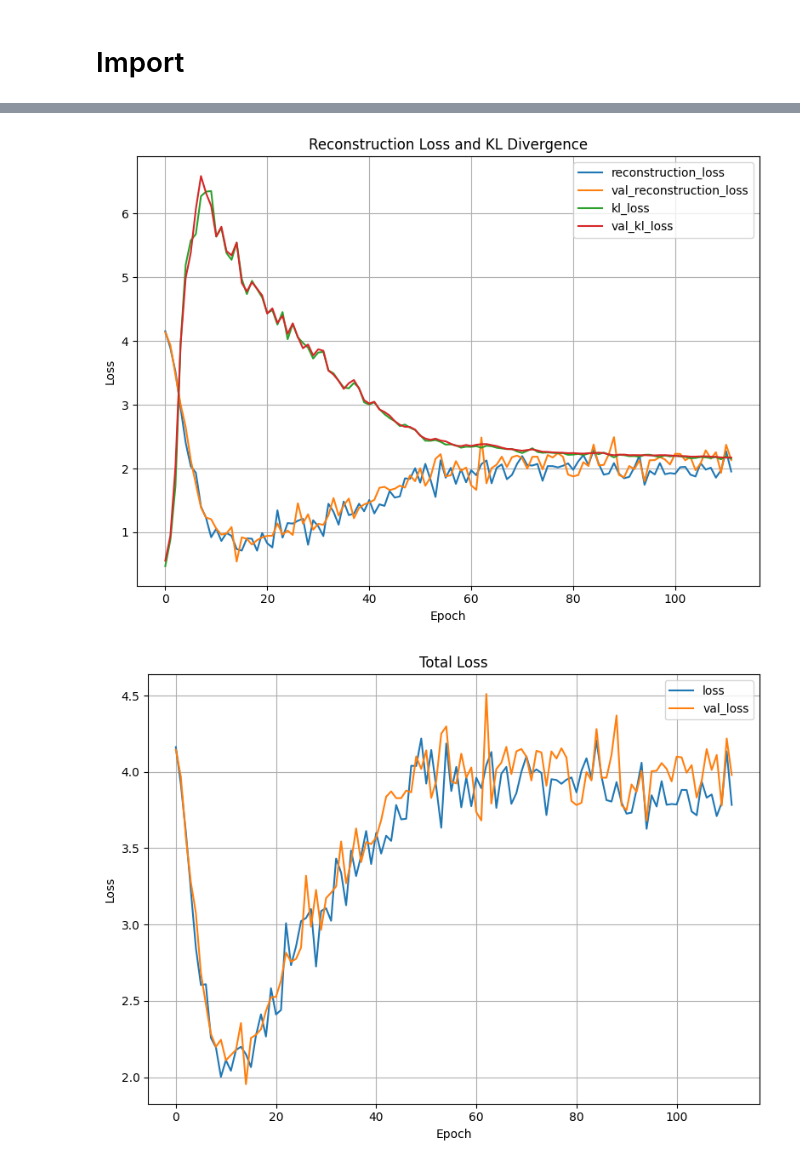
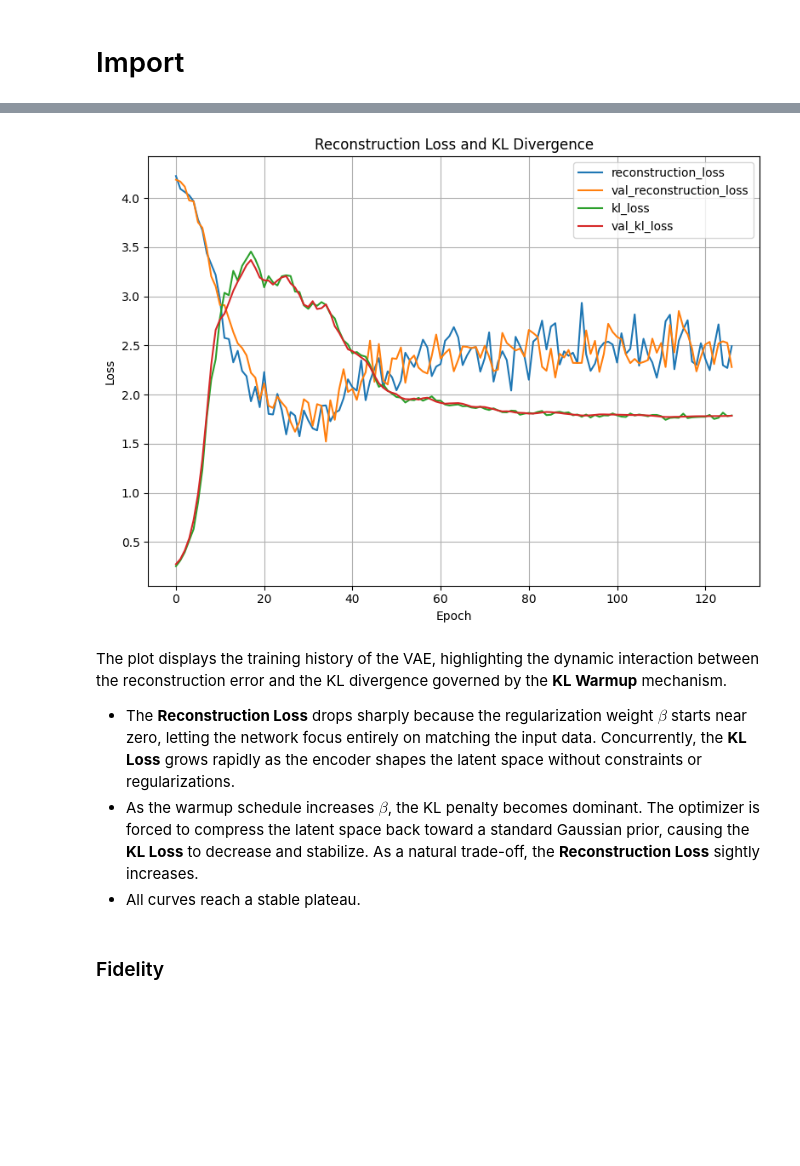
Before and after one commit to srazzetti/statistical-qst-vae, a Jupyter notebook: notebook/1_demo_GHZ3.ipynb, the cells around one changed output, grey strips where cells are left out. Cells and saved outputs as stored; diff of their text form; code cells hidden in the pictures; blank space fills up the shorter version.

```diff
--- a/notebook/1_demo_GHZ3.ipynb
+++ b/notebook/1_demo_GHZ3.ipynb
@@ -60,6 +122,6 @@ q_2: ──────────┤ X ├
 # %%
 # create data sampling the true probability distribution
-n_samples = 1000
-p_exact = povm_probability(rho_true.data, N)
-samples = sample_povm(p_exact, n_samples)
+n_samples = 500
+p_exact = povm_probability(rho_true.data, N) # extract the true probability by Born's Rule
+samples = sample_povm(p_exact, n_samples)    # sample the exact distribution
 # %% [markdown]
@@ -191,7 +306,7 @@ classical fidelity (exact vs mle)  F_c  = 0.995487
 onehot_samples = samples_to_onehot(samples, N)
 # %%
 # Split the data into training and testing sets (unsupervised: no labels, no stratify)
-X_train, X_test = train_test_split(onehot_samples, test_size=0.1, random_state=42)
+X_train, X_test = train_test_split(onehot_samples, test_size=0.2, random_state=42)
 
 print(f"Training set size and shape: {len(X_train)} and {X_train.shape}")
 print(f"Testing set size and shape: {len(X_test)} and {X_test.shape}")
@@ -224,10 +353,10 @@ vae.build(input_shape=(None, 4*N))
 # Define callbacks for training
 callbacks = [
     KLWarmup(beta_max=BETA_MAX, warmup_epochs=WARMUP_EPOCHS),
-    EarlyStopping(monitor='val_reconstruction_loss', mode='min',
+    EarlyStopping(monitor='loss', mode='min',
                   patience=50, restore_best_weights=True,
                   start_from_epoch=WARMUP_EPOCHS),
-    ReduceLROnPlateau(monitor='val_reconstruction_loss', mode='min',
+    ReduceLROnPlateau(monitor='loss', mode='min',          # keras callback to reduce LR in the final steps of training
                       factor=0.5, patience=20, min_lr=1e-6),
 ]
 
@@ -240,10 +369,5 @@ history = vae.fit(
     callbacks=callbacks,
     verbose=1,
 )
-
-# save results
-# run_dir, checkpoint_path, history_path = set_up_training(experiment_id='vae_training')
-# vae.save_weights(checkpoint_path)
-# pd.DataFrame(history.history).to_csv(history_path, index=False)
 # %% [output]
 Epoch 1/500
@@ -266,7 +390,14 @@ Epoch 112/500
 # %%
-# Plot the training and validation loss curves
+# plot the training and validation loss curves
 plot_reconstruction_and_kl_divergence(history)
-plot_total_loss(history)
+# plot_total_loss(history)
 # %% [output]
-[figure, old version]
+[figure, new version]
-[figure, removed]
+# %% [markdown]
+The plot displays the training history of the VAE, highlighting the dynamic interaction between the reconstruction error and the KL divergence governed by the **KL Warmup** mechanism.
+
+- The **Reconstruction Loss** drops sharply because the regularization weight $\beta$ starts near zero, letting the network focus entirely on matching the input data. Concurrently, the **KL Loss** grows rapidly as the encoder shapes the latent space without constraints or regularizations.
+- As the warmup schedule increases $\beta$, the KL penalty becomes dominant. The optimizer is forced to compress the latent space back toward a standard Gaussian prior, causing the **KL Loss** to decrease and stabilize. As a natural trade-off, the **Reconstruction Loss** sightly increases.
+- All curves reach a stable plateau.
+# %% [markdown]
+### Fidelity
```
Also changed, not shown: parts of 44 cells of this notebook.
